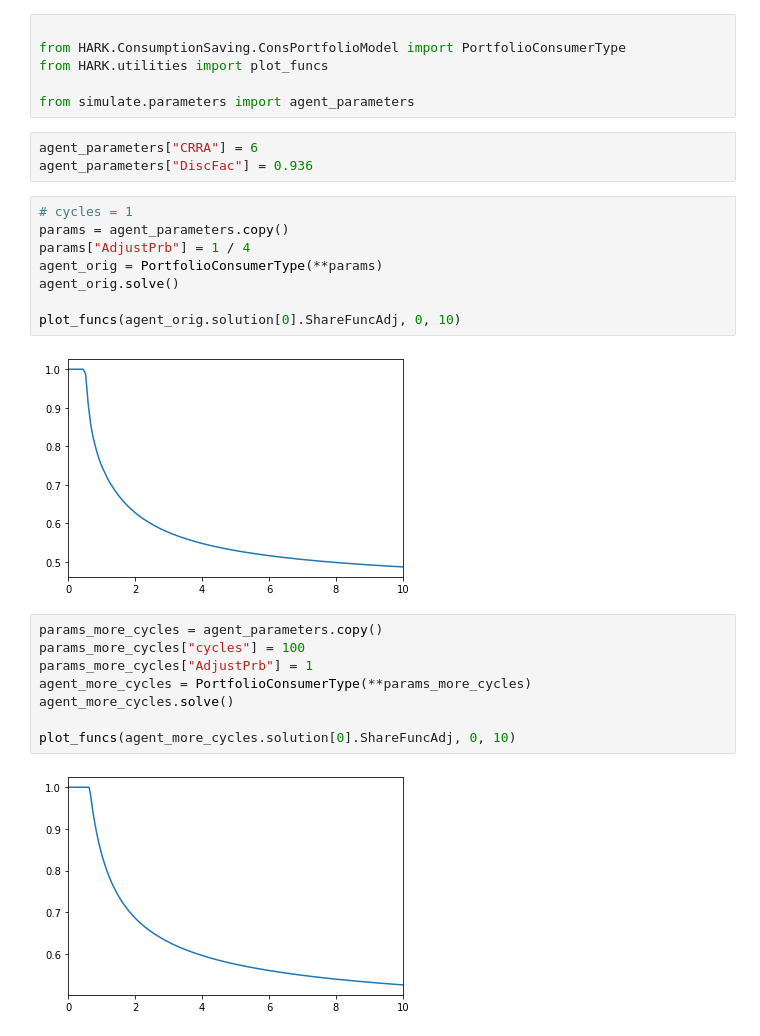
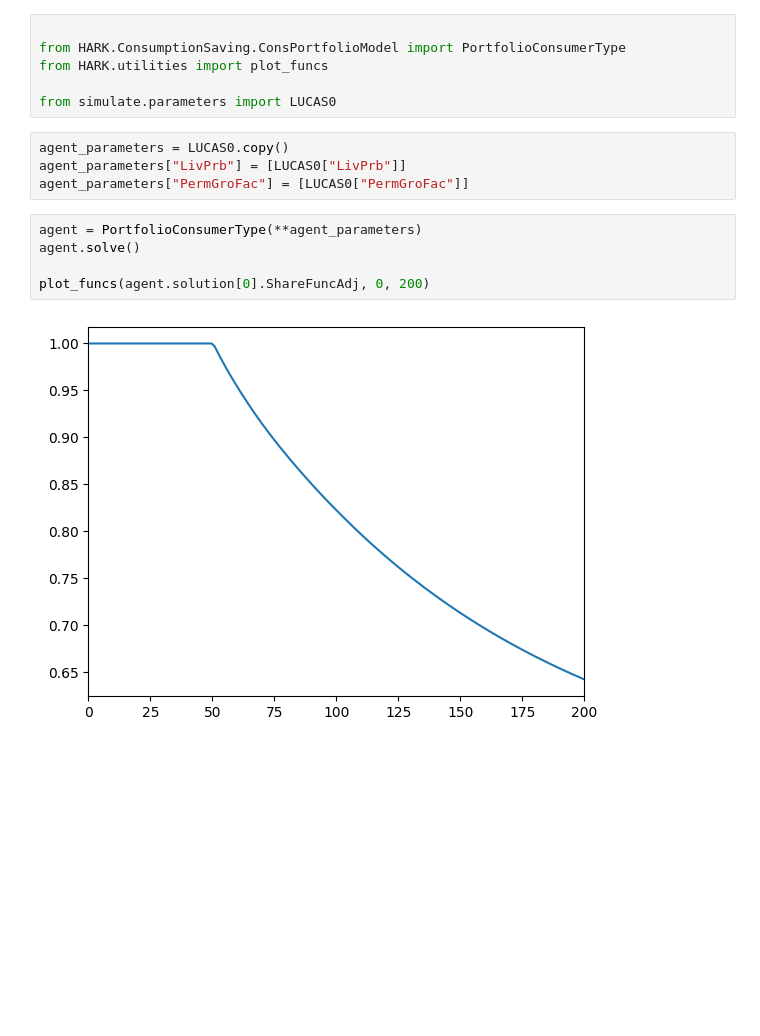
Before and after one commit to sbenthall/SHARKFin, a Jupyter notebook: macro/dashboard.ipynb, the cells around one changed output. Saved outputs shown, nothing was run; the diff lists cells and outputs as text; blank space fills up the shorter version.

```diff
--- a/macro/dashboard.ipynb
+++ b/macro/dashboard.ipynb
@@ -3,28 +3,16 @@
 from HARK.ConsumptionSaving.ConsPortfolioModel import PortfolioConsumerType
 from HARK.utilities import plot_funcs
 
-from simulate.parameters import agent_parameters
+from simulate.parameters import LUCAS0
-# %%
-agent_parameters["CRRA"] = 6
-agent_parameters["DiscFac"] = 0.936
-# %%
-# cycles = 1
-params = agent_parameters.copy()
-params["AdjustPrb"] = 1 / 4
-agent_orig = PortfolioConsumerType(**params)
-agent_orig.solve()
-
-plot_funcs(agent_orig.solution[0].ShareFuncAdj, 0, 10)
-# %% [output]
-[figure, removed]
-# %%
-params_more_cycles = agent_parameters.copy()
-params_more_cycles["cycles"] = 100
-params_more_cycles["AdjustPrb"] = 1
-agent_more_cycles = PortfolioConsumerType(**params_more_cycles)
-agent_more_cycles.solve()
-
-plot_funcs(agent_more_cycles.solution[0].ShareFuncAdj, 0, 10)
-# %% [output]
-[figure, removed]
+# %%
+agent_parameters = LUCAS0.copy()
+agent_parameters["LivPrb"] = [LUCAS0["LivPrb"]]
+agent_parameters["PermGroFac"] = [LUCAS0["PermGroFac"]]
+# %%
+agent = PortfolioConsumerType(**agent_parameters)
+agent.solve()
+
+plot_funcs(agent.solution[0].ShareFuncAdj, 0, 200)
+# %% [output]
+[figure, added]
 # %%
```
Also changed, not shown: parts of 1 cell of this notebook.
